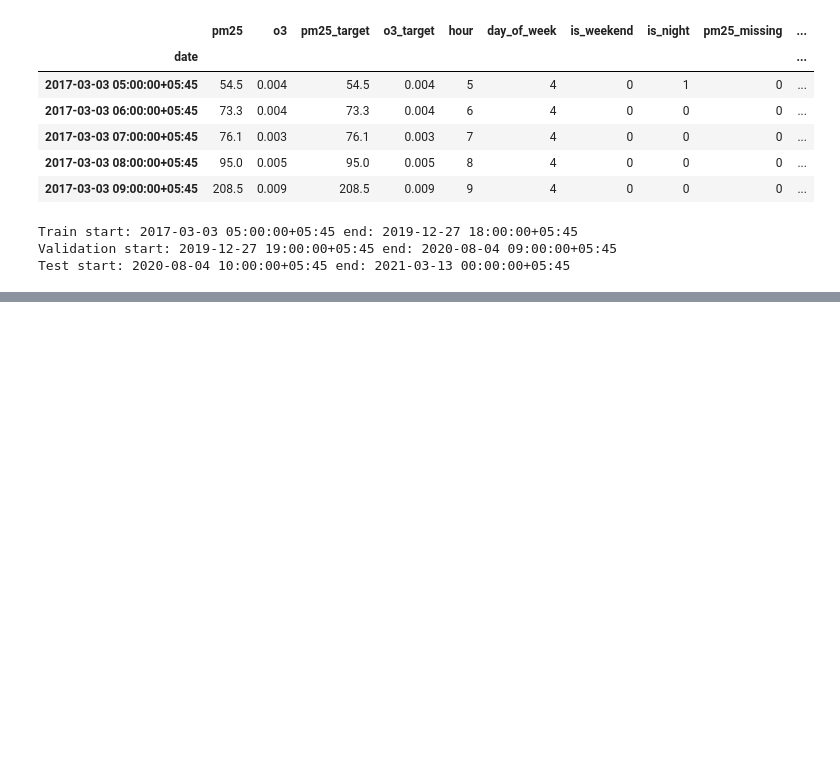
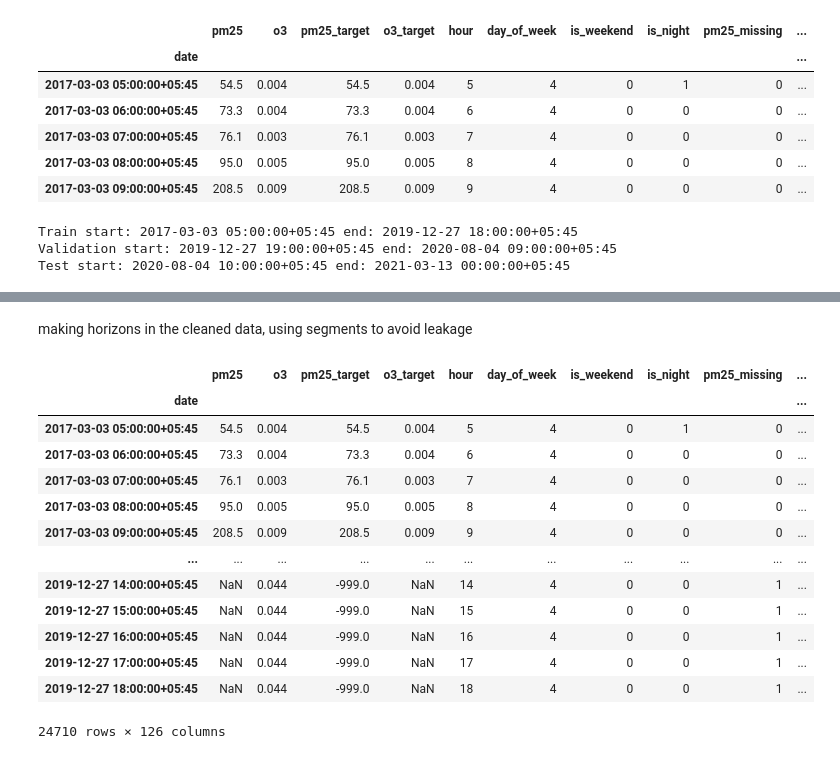
Before and after one commit to YubikNakarmi/Aqi_predictor, a Jupyter notebook: notebooks/houlry_train.ipynb, the cells around one changed output, grey strips where cells are left out. Drawn from its saved outputs; the diff is of its cells as text; code cells hidden in the pictures; blank space fills up the shorter version.

Commit message:
training script updates almost complete

```diff
--- a/notebooks/houlry_train.ipynb
+++ b/notebooks/houlry_train.ipynb
@@ -48,6 +47,6 @@ Validation start: 2019-12-27 19:00:00+05:45 end: 2020-08-04 09:00:00+05:45
 Test start: 2020-08-04 10:00:00+05:45 end: 2021-03-13 00:00:00+05:45
 # %%
 # Instantiate train/val/test cleaners
-train_obj = DataCleaner()
-val_obj = DataCleaner()
-test_obj = DataCleaner()
+train_df_cleaned = clean().run_from_cleaned(df_train)
+val_df_cleaned = clean().run_from_cleaned(df_val)
+test_df_cleaned = clean().run_from_cleaned(df_test)
@@ -53,0 +149,10 @@ test_obj = DataCleaner()
+# %% [markdown]
+making horizons in the cleaned  data, using segments to avoid leakage
+# %%
+for targets in range(1,25):
+    train_df_cleaned[f"pm25_plus_{targets}h"] = (train_df_cleaned.groupby("segment_id")["pm25_target"].shift(-targets))
+    train_df_cleaned[f"o3_plus_{targets}h"] = train_df_cleaned.groupby("segment_id")["o3_target"].shift(-targets)
+    val_df_cleaned[f"pm25_plus_{targets}h"] = (val_df_cleaned.groupby("segment_id")["pm25_target"].shift(-targets))
+    val_df_cleaned[f"o3_plus_{targets}h"] = val_df_cleaned.groupby("segment_id")["o3_target"].shift(-targets)
+    test_df_cleaned[f"pm25_plus_{targets}h"] = (test_df_cleaned.groupby("segment_id")["pm25_target"].shift(-targets))
+    test_df_cleaned[f"o3_plus_{targets}h"] = test_df_cleaned.groupby("segment_id")["o3_target"].shift(-targets)
@@ -53,0 +178,17 @@ test_obj = DataCleaner()
+# %%
+train_df_cleaned
+# %% [output]
+|  | pm25 | o3 | pm25_target | o3_target | hour | day_of_week | is_weekend | is_night | pm25_missing | ... |
+| date |  |  |  |  |  |  |  |  |  | ... |
+| 2017-03-03 05:00:00+05:45 | 54.5 | 0.004 | 54.5 | 0.004 | 5 | 4 | 0 | 1 | 0 | ... |
+| 2017-03-03 06:00:00+05:45 | 73.3 | 0.004 | 73.3 | 0.004 | 6 | 4 | 0 | 0 | 0 | ... |
+| 2017-03-03 07:00:00+05:45 | 76.1 | 0.003 | 76.1 | 0.003 | 7 | 4 | 0 | 0 | 0 | ... |
+| 2017-03-03 08:00:00+05:45 | 95.0 | 0.005 | 95.0 | 0.005 | 8 | 4 | 0 | 0 | 0 | ... |
+| 2017-03-03 09:00:00+05:45 | 208.5 | 0.009 | 208.5 | 0.009 | 9 | 4 | 0 | 0 | 0 | ... |
+| ... | ... | ... | ... | ... | ... | ... | ... | ... | ... | ... |
+| 2019-12-27 14:00:00+05:45 | NaN | 0.044 | -999.0 | NaN | 14 | 4 | 0 | 0 | 1 | ... |
+| 2019-12-27 15:00:00+05:45 | NaN | 0.044 | -999.0 | NaN | 15 | 4 | 0 | 0 | 1 | ... |
+| 2019-12-27 16:00:00+05:45 | NaN | 0.044 | -999.0 | NaN | 16 | 4 | 0 | 0 | 1 | ... |
+| 2019-12-27 17:00:00+05:45 | NaN | 0.044 | -999.0 | NaN | 17 | 4 | 0 | 0 | 1 | ... |
+| 2019-12-27 18:00:00+05:45 | NaN | 0.044 | -999.0 | NaN | 18 | 4 | 0 | 0 | 1 | ... |
+24710 rows × 126 columns
```
Also changed, not shown: parts of 12 cells of this notebook, 9 other files.
